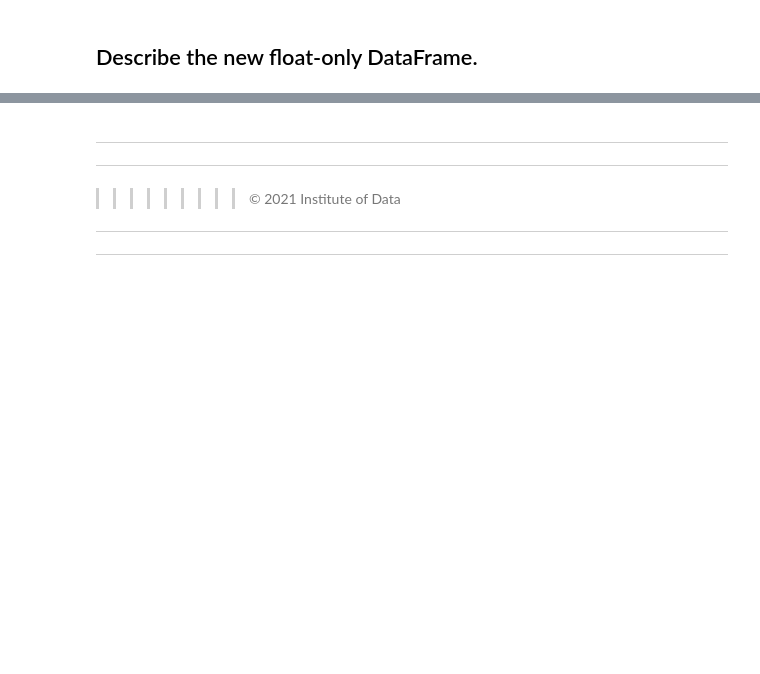
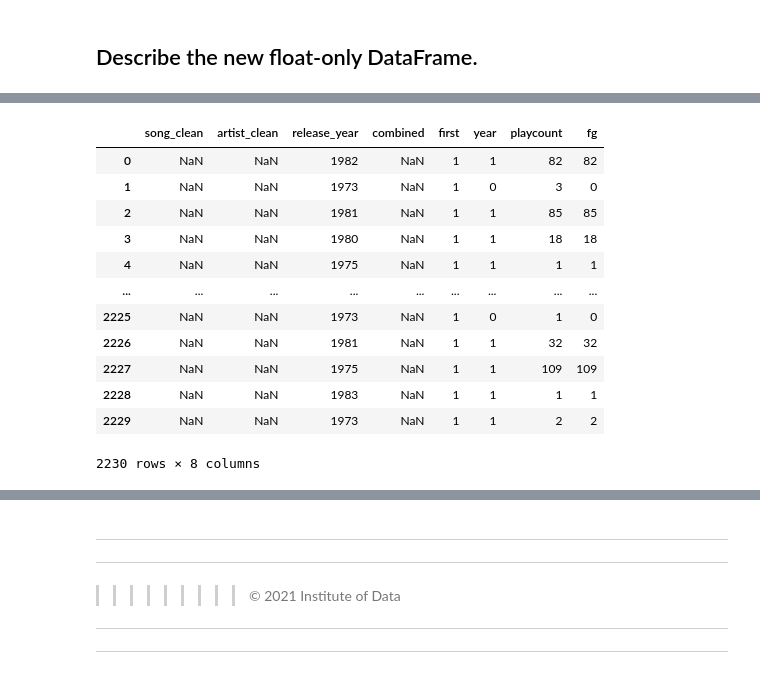
Before and after one commit to stephen520254/Stephen_IOD_lab_work, a Jupyter notebook: IOD_Lab 3.1.1.ipynb, the cells around one changed output, grey strips where cells are left out. Saved outputs shown, nothing was run; the diff lists cells and outputs as text; code cells hidden in the pictures; blank space fills up the shorter version.

```diff
--- a/IOD_Lab 3.1.1.ipynb
+++ b/IOD_Lab 3.1.1.ipynb
@@ -683,0 +885,17 @@ Is there any illogical value in any column? How can we fix that?
+# %%
+
+def floats1(y):
+    len_col= len(y.columns)
+    len_row=len(y.index)
+
+    for i in range(len_col):
+        for j in range(len_row):
+
+            if type(y.iloc[j,i]) ==np.int64 or type(y.iloc[j,i]) ==np.int32:
+                y.iloc[j,i].astype('float')
+            else:
+                y.iloc[j,i]=np.nan
+
+    return y.head()
+
+floats1(df)
@@ -687,0 +993,20 @@ Is there any illogical value in any column? How can we fix that?
+# %%
+def floats1(x):
+    x=x.apply(pd.to_numeric, errors='coerce')
+    return x
+
+floats1(df1)
+# %% [output]
+|  | song_clean | artist_clean | release_year | combined | first | year | playcount | fg |
+| 0 | NaN | NaN | 1982 | NaN | 1 | 1 | 82 | 82 |
+| 1 | NaN | NaN | 1973 | NaN | 1 | 0 | 3 | 0 |
+| 2 | NaN | NaN | 1981 | NaN | 1 | 1 | 85 | 85 |
+| 3 | NaN | NaN | 1980 | NaN | 1 | 1 | 18 | 18 |
+| 4 | NaN | NaN | 1975 | NaN | 1 | 1 | 1 | 1 |
+| ... | ... | ... | ... | ... | ... | ... | ... | ... |
+| 2225 | NaN | NaN | 1973 | NaN | 1 | 0 | 1 | 0 |
+| 2226 | NaN | NaN | 1981 | NaN | 1 | 1 | 32 | 32 |
+| 2227 | NaN | NaN | 1975 | NaN | 1 | 1 | 109 | 109 |
+| 2228 | NaN | NaN | 1983 | NaN | 1 | 1 | 1 | 1 |
+| 2229 | NaN | NaN | 1973 | NaN | 1 | 1 | 2 | 2 |
+2230 rows × 8 columns
```
Also changed, not shown: parts of 50 cells of this notebook, 1 other file.
